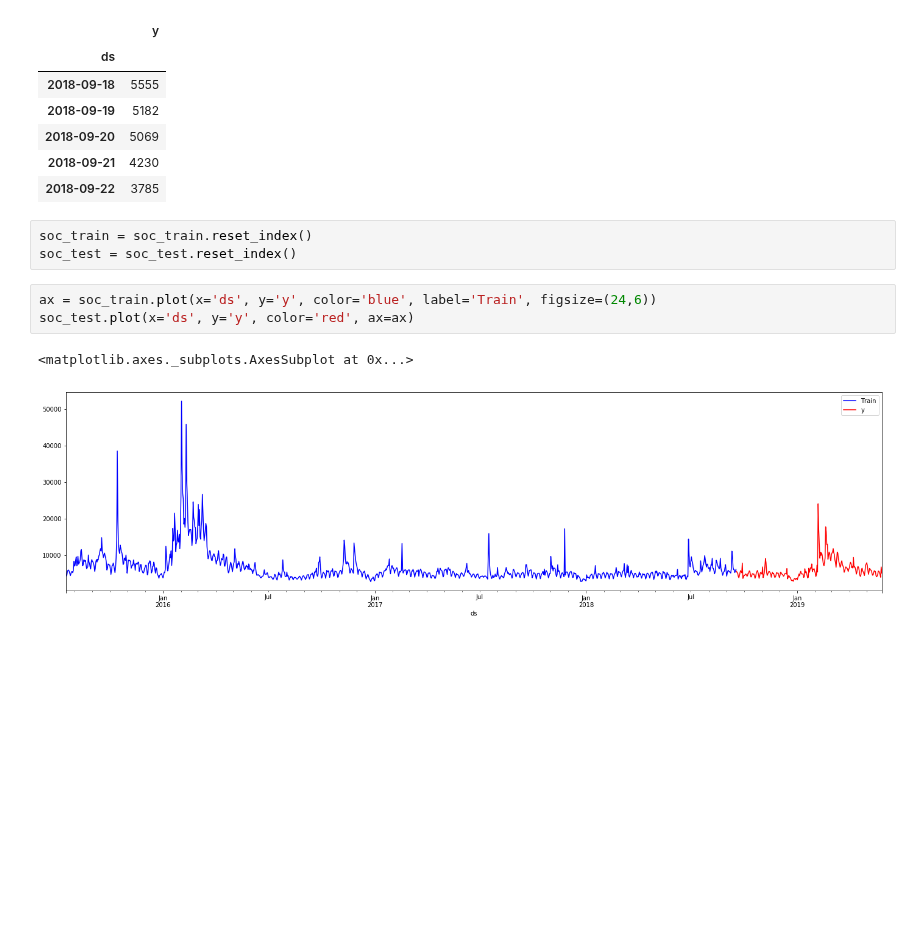
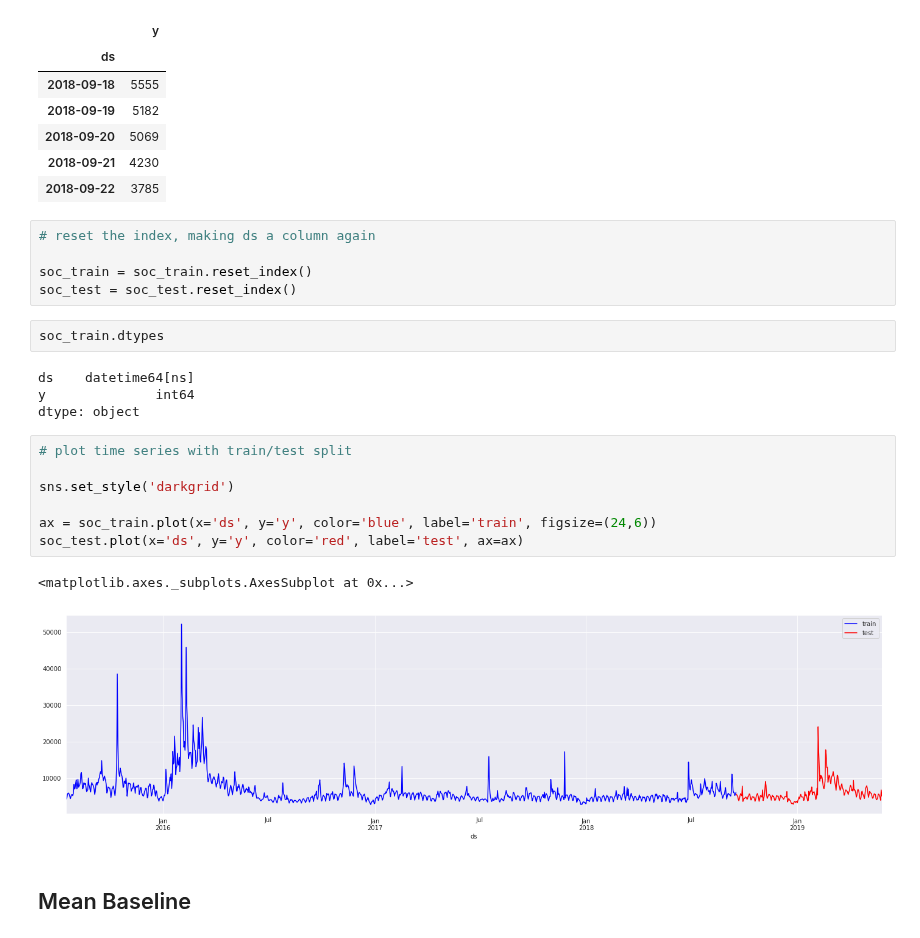
Before and after one commit to bloominstituteoftechnology/DS-Unit-2-Regression-1, a Jupyter notebook: Stephen_Sinclair_evaluating_forecasts.ipynb, the cells around one changed output. Saved outputs shown, nothing was run; the diff lists cells and outputs as text; blank space fills up the shorter version.

```diff
--- a/Stephen_Sinclair_evaluating_forecasts.ipynb
+++ b/Stephen_Sinclair_evaluating_forecasts.ipynb
@@ -33,11 +53,25 @@ soc_test.head()
 | 2018-09-21 | 4230 |
 | 2018-09-22 | 3785 |
 # %%
+# reset the index, making ds a column again
+
 soc_train = soc_train.reset_index()
 soc_test = soc_test.reset_index()
+# %%
+soc_train.dtypes
+# %% [output]
+ds    datetime64[ns]
+y              int64
+dtype: object
 # %%
-ax = soc_train.plot(x='ds', y='y', color='blue', label='Train', figsize=(24,6))
-soc_test.plot(x='ds', y='y', color='red', ax=ax)
+# plot time series with train/test split
+
+sns.set_style('darkgrid')
+
+ax = soc_train.plot(x='ds', y='y', color='blue', label='train', figsize=(24,6))
+soc_test.plot(x='ds', y='y', color='red', label='test', ax=ax)
 # %% [output]
 <matplotlib.axes._subplots.AxesSubplot at 0x...>
-[figure, old version]
+[figure, new version]
+# %% [markdown]
+## Mean Baseline
```
Also changed, not shown: parts of 31 cells of this notebook.
